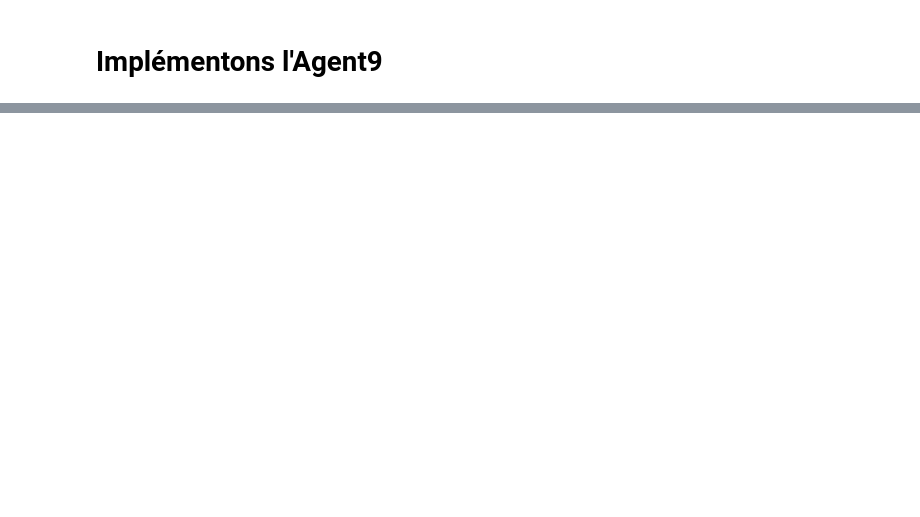
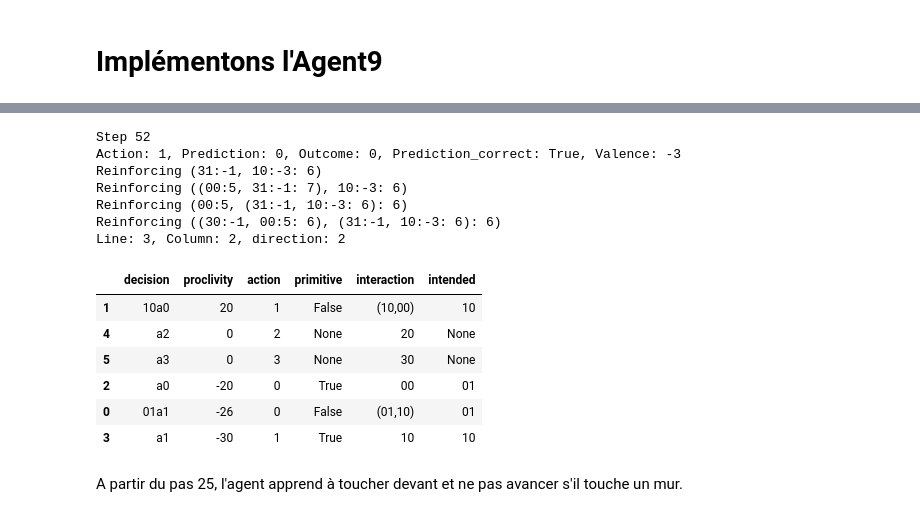
Before and after one commit to PetiteIA/schema_mechanism, a Jupyter notebook: notebooks/agent9.ipynb, the cells around one changed output, grey strips where cells are left out. Saved outputs shown, nothing was run; the diff lists cells and outputs as text; code cells hidden in the pictures; blank space fills up the shorter version.

```diff
--- a/notebooks/agent9.ipynb
+++ b/notebooks/agent9.ipynb
@@ -508,0 +560,23 @@ Après le pas 29, l'agent apprend à toucher devant avant d'avancer et à tourne
+# %%
+e = SmallLoop(1, 1, 0)
+# Instanciate the agent
+interactions = [
+    Interaction(0,0,5),
+    Interaction(0,1,-10),
+    Interaction(1,0,-3),
+    Interaction(1,1,-3),
+    Interaction(2,0,-3),
+    Interaction(2,1,-3),
+    Interaction(3,0,-1),
+    Interaction(3,1,-1)
+]
+a = Agent9(interactions)
+
+# Run the interaction loop
+step = 0
+outcome = 0
+
+# Display
+out = Output()
+e.display()
+display(out)
@@ -508,0 +585,24 @@ Après le pas 29, l'agent apprend à toucher devant avant d'avancer et à tourne
+# %%
+print(f"Step {step}")
+step += 1
+action = a.action(outcome)
+e.display()
+outcome = e.outcome(action)
+a.proposed_df
+# %% [output]
+Step 52
+Action: 1, Prediction: 0, Outcome: 0, Prediction_correct: True, Valence: -3
+Reinforcing (31:-1, 10:-3: 6)
+Reinforcing ((00:5, 31:-1: 7), 10:-3: 6)
+Reinforcing (00:5, (31:-1, 10:-3: 6): 6)
+Reinforcing ((30:-1, 00:5: 6), (31:-1, 10:-3: 6): 6)
+Line: 3, Column: 2, direction: 2
+|  | decision | proclivity | action | primitive | interaction | intended |
+| 1 | 10a0 | 20 | 1 | False | (10,00) | 10 |
+| 4 | a2 | 0 | 2 | None | 20 | None |
+| 5 | a3 | 0 | 3 | None | 30 | None |
+| 2 | a0 | -20 | 0 | True | 00 | 01 |
+| 0 | 01a1 | -26 | 0 | False | (01,10) | 01 |
+| 3 | a1 | -30 | 1 | True | 10 | 10 |
+# %% [markdown]
+A partir du pas 25, l'agent apprend à toucher devant et ne pas avancer s'il touche un mur.
```
Also changed, not shown: parts of 20 cells of this notebook, 2 other files.
